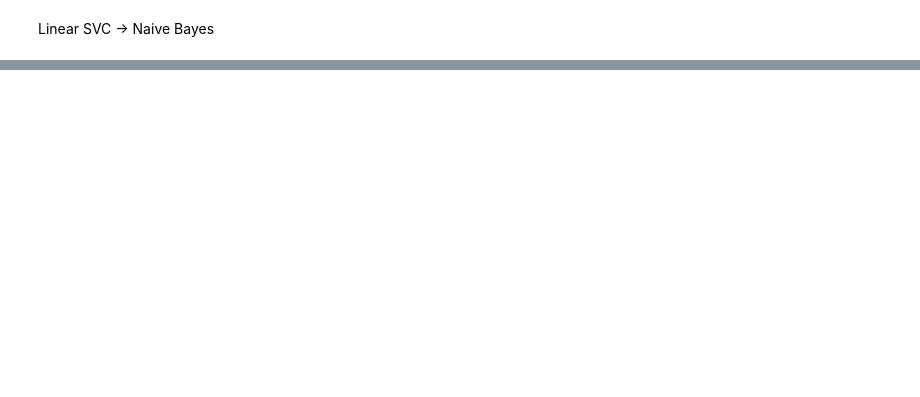
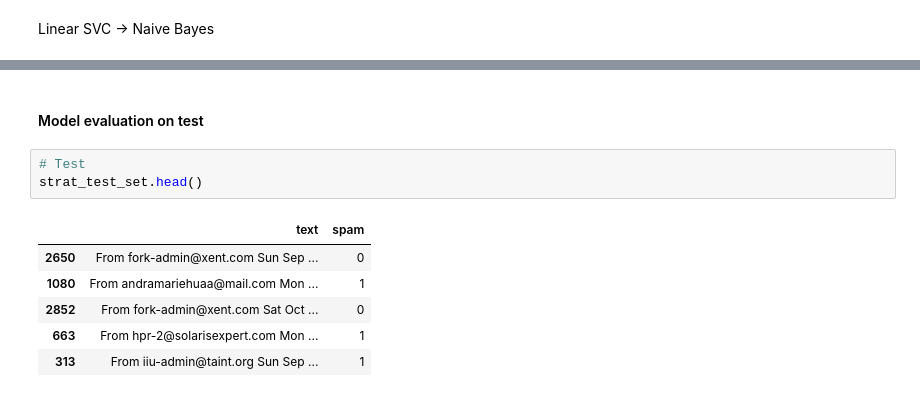
Before and after one commit to aguimorefran/handson-ml, a Jupyter notebook: ch3-classification/exercises-spam.ipynb, the cells around one changed output, grey strips where cells are left out. Drawn from its saved outputs; the diff is of its cells as text; blank space fills up the shorter version.

```diff
--- a/ch3-classification/exercises-spam.ipynb
+++ b/ch3-classification/exercises-spam.ipynb
@@ -415,0 +448,12 @@ KeyboardInterrupt:
+# %% [markdown]
+#### Model evaluation on test
+# %%
+# Test
+strat_test_set.head()
+# %% [output]
+|  | text | spam |
+| 2650 | From fork-admin@xent.com Sun Sep ... | 0 |
+| 1080 | From andramariehuaa@mail.com Mon ... | 1 |
+| 2852 | From fork-admin@xent.com Sat Oct ... | 0 |
+| 663 | From hpr-2@solarisexpert.com Mon ... | 1 |
+| 313 | From iiu-admin@taint.org Sun Sep ... | 1 |
```
Also changed, not shown: parts of 19 cells of this notebook.
